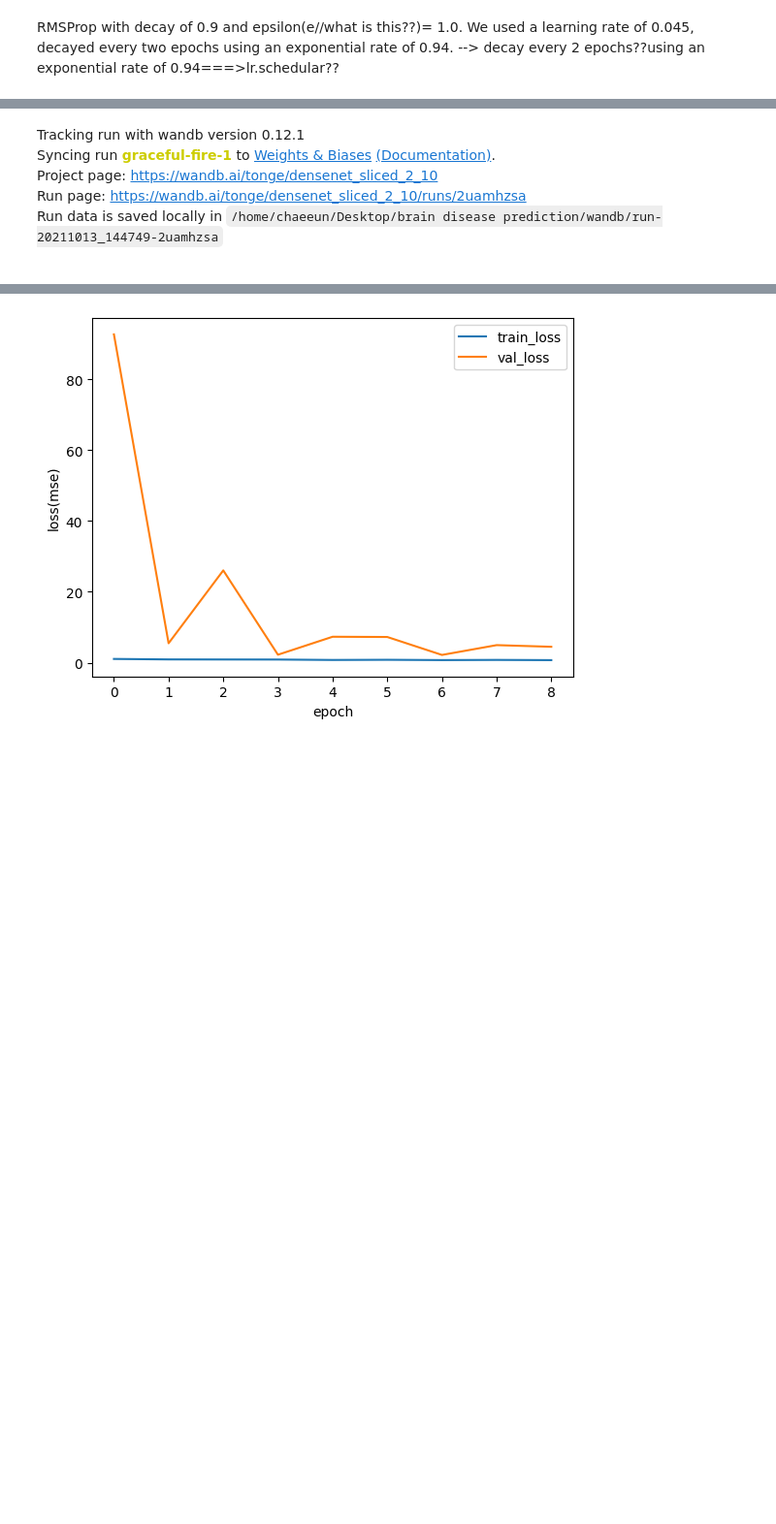
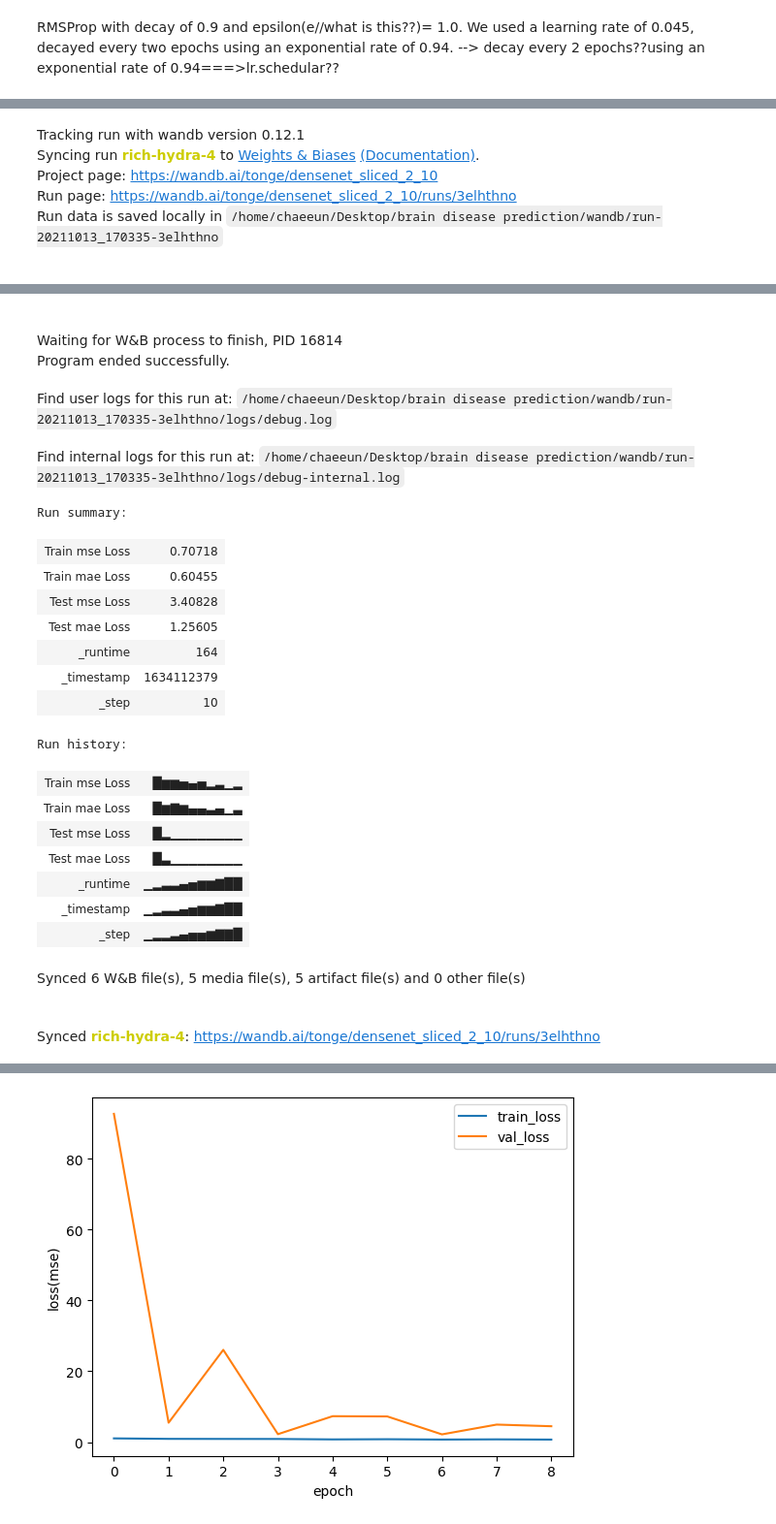
Before and after one commit to Tonge-Shim/brain_disease_prediction, a Jupyter notebook: train.ipynb, the cells around one changed output, grey strips where cells are left out. Shown at 97% size. Saved outputs shown, nothing was run; the diff lists cells and outputs as text; code cells hidden in the pictures; blank space fills up the shorter version.

```diff
--- a/train.ipynb
+++ b/train.ipynb
@@ -263,4 +261,55 @@ torch.cuda.synchronize()
 print(start.elapsed_time(end), "ms")
 
 # wandb.finish()
+y_predicted#, label[75:]
+y_predicted_concat = torch.cat([y_predicted[0], y_predicted[1], y_predicted[2], y_predicted[3]], dim = 0)
+
+y1_p = y_predicted_concat[:, 0].reshape(25,1).cpu()
+y2_p = y_predicted_concat[:, 1].reshape(25,1).cpu()
+y3_p = y_predicted_concat[:, 2].reshape(25,1).cpu()
+y4_p = y_predicted_concat[:, 3].reshape(25,1).cpu()
+y5_p = y_predicted_concat[:, 4].reshape(25,1).cpu()
+#정답치
+y1 = unnorm_label[75:, 0].reshape(25,1)
+y2 = unnorm_label[75:, 1].reshape(25,1)
+y3 = unnorm_label[75:, 2].reshape(25,1)
+y4 = unnorm_label[75:, 3].reshape(25,1)
+y5 = unnorm_label[75:, 4].reshape(25,1)
+
+
+
+one = np.hstack((y1_p, y1))
+two = np.hstack((y2_p, y2))
+three = np.hstack((y3_p, y3))
+four = np.hstack((y4_p, y4))
+five = np.hstack((y5_p, y5))
+
+
+scat_1 = [[x, y] for (x, y) in one]#zip(one[:,0], one[:,1])
+scat_2 = [[x, y] for (x, y) in two]#zip(one[:,0], one[:,1])
+scat_3 = [[x, y] for (x, y) in three]#zip(one[:,0], one[:,1])
+scat_4 = [[x, y] for (x, y) in four]#zip(one[:,0], one[:,1])
+scat_5 = [[x, y] for (x, y) in five]#zip(one[:,0], one[:,1])
+
+table_1 = wandb.Table(data = scat_1, columns = ['predicted', 'truth'])
+scatter_1 = wandb.plot.scatter(table_1, x = 'predicted', y = 'target', title = 'scat_1')
+
+table_2 = wandb.Table(data = scat_2, columns = ['predicted', 'truth'])
+scatter_2 = wandb.plot.scatter(table_2, x = 'predicted', y = 'target', title = 'scat_2')
+
+table_3 = wandb.Table(data = scat_3, columns = ['predicted', 'truth'])
+scatter_3 = wandb.plot.scatter(table_3, x = 'predicted', y = 'target', title = 'scat_3')
+
+table_4 = wandb.Table(data = scat_4, columns = ['predicted', 'truth'])
+scatter_4 = wandb.plot.scatter(table_4, x = 'predicted', y = 'target', title = 'scat_4')
+
+table_5 = wandb.Table(data = scat_5, columns = ['predicted', 'truth'])
+scatter_5 = wandb.plot.scatter(table_5, x = 'predicted', y = 'target', title = 'scat_5')
+
+wandb.log({ 'scatter_1': scatter_1, 'scatter_2' : scatter_2, 'scatter_3' : scatter_3,
+'scatter_4' : scatter_4, 'scatter_5': scatter_5})
+
+
+
+wandb.finish()
 # %% [output]
@@ -269,8 +316,8 @@ wandb: Currently logged in as: tonge (use `wandb login --relogin` to force relog
 wandb: wandb version 0.12.4 is available!  To upgrade, please run:
 wandb:  $ pip install wandb --upgrade
 Tracking run with wandb version 0.12.1
-Syncing run graceful-fire-1 to Weights & Biases (Documentation).
+Syncing run rich-hydra-4 to Weights & Biases (Documentation).
 Project page: https://wandb.ai/tonge/densenet_sliced_2_10
-Run page: https://wandb.ai/tonge/densenet_sliced_2_10/runs/2uamhzsa
-Run data is saved locally in /home/chaeeun/Desktop/brain disease prediction/wandb/run-20211013_144749-2uamhzsa
+Run page: https://wandb.ai/tonge/densenet_sliced_2_10/runs/3elhthno
+Run data is saved locally in /home/chaeeun/Desktop/brain disease prediction/wandb/run-20211013_170335-3elhthno
 Train Epoch 1 start!
@@ -293 +340,23 @@ Train Epoch 2 start!
+Waiting for W&B process to finish, PID 16814
+Program ended successfully.
+Find user logs for this run at: /home/chaeeun/Desktop/brain disease prediction/wandb/run-20211013_170335-3elhthno/logs/debug.log
+Find internal logs for this run at: /home/chaeeun/Desktop/brain disease prediction/wandb/run-20211013_170335-3elhthno/logs/debug-internal.log
+Run summary:
+| Train mse Loss | 0.70718 |
+| Train mae Loss | 0.60455 |
+| Test mse Loss | 3.40828 |
+| Test mae Loss | 1.25605 |
+| _runtime | 164 |
+| _timestamp | 1634112379 |
+| _step | 10 |
+Run history:
+| Train mse Loss | █▆▆▅▄▅▂▃▁▂ |
+| Train mae Loss | █▆▇▆▄▄▃▄▁▃ |
+| Test mse Loss | █▂▁▁▁▁▁▁▁▁ |
+| Test mae Loss | █▃▁▁▁▁▁▁▁▁ |
+| _runtime | ▁▂▃▃▄▅▆▆▇██ |
+| _timestamp | ▁▂▃▃▄▅▆▆▇██ |
+| _step | ▁▂▂▃▄▅▅▆▇▇█ |
+Synced 6 W&B file(s), 5 media file(s), 5 artifact file(s) and 0 other file(s)
+Synced rich-hydra-4: https://wandb.ai/tonge/densenet_sliced_2_10/runs/3elhthno
 # %%
```
Also changed, not shown: parts of 9 cells of this notebook.
